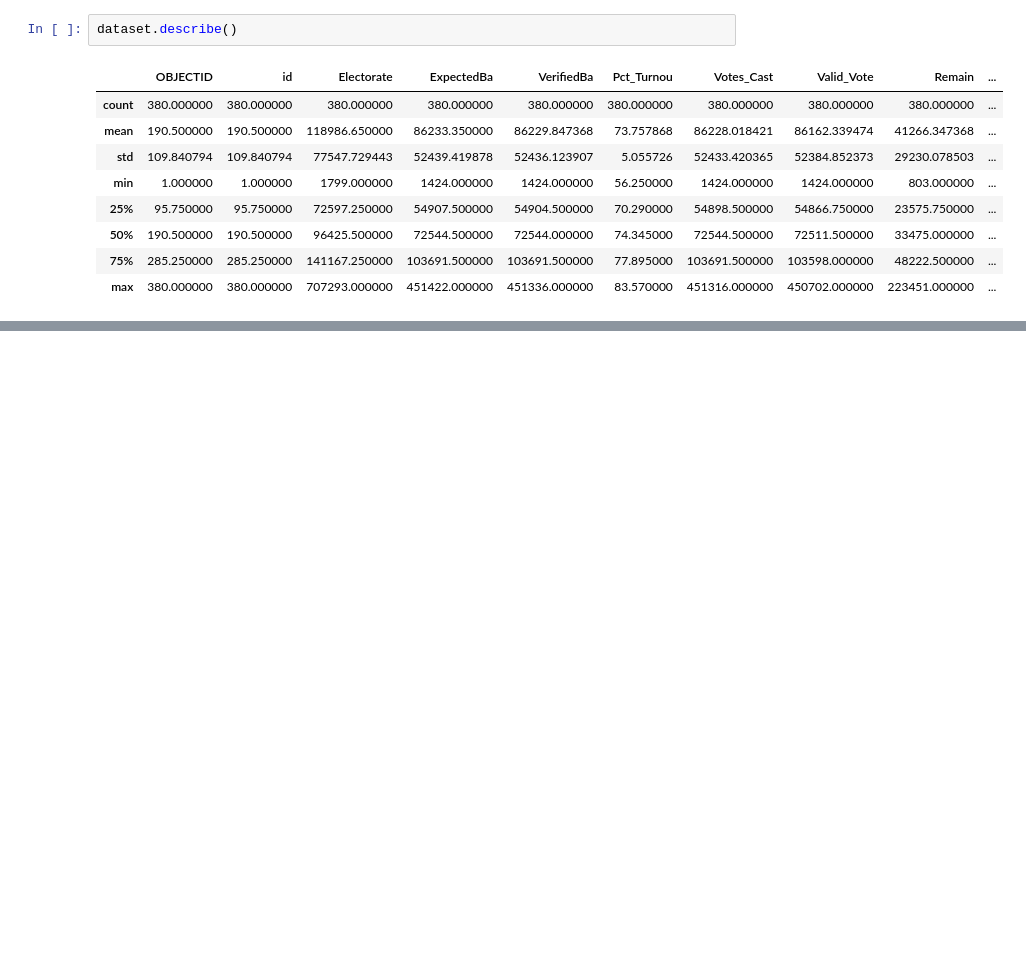
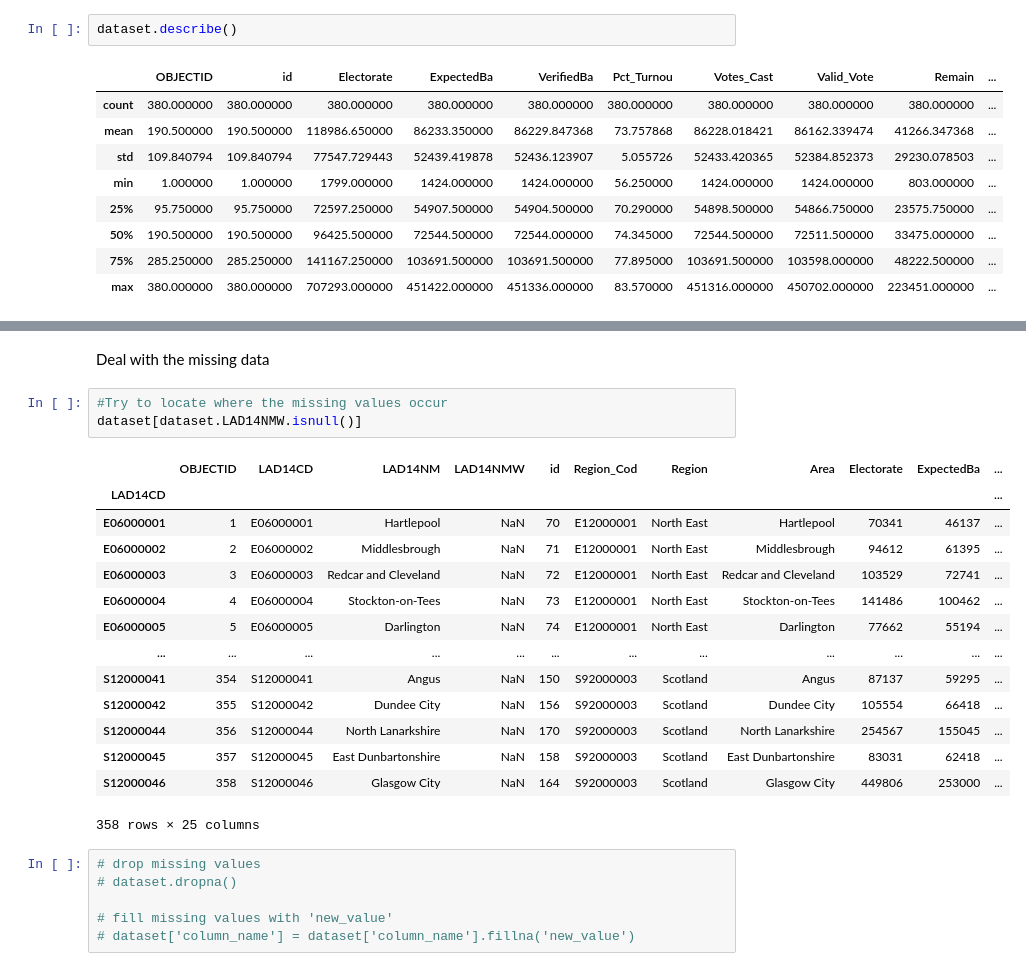
Before and after one commit to MJMRData1Assignment1/Assignment-1, a Jupyter notebook: CheatSheet/Step1_clean the data.ipynb, the cells around one changed output, grey strips where cells are left out. Cells and saved outputs as stored; diff of their text form; blank space fills up the shorter version.

```diff
--- a/CheatSheet/Step1_clean the data.ipynb
+++ b/CheatSheet/Step1_clean the data.ipynb
@@ -68,0 +99,26 @@ dataset.describe()
+# %% [markdown]
+Deal with the missing data
+# %%
+#Try to locate where the missing values occur
+dataset[dataset.LAD14NMW.isnull()]
+# %% [output]
+|  | OBJECTID | LAD14CD | LAD14NM | LAD14NMW | id | Region_Cod | Region | Area | Electorate | ExpectedBa | ... |
+| LAD14CD |  |  |  |  |  |  |  |  |  |  | ... |
+| E06000001 | 1 | E06000001 | Hartlepool | NaN | 70 | E12000001 | North East | Hartlepool | 70341 | 46137 | ... |
+| E06000002 | 2 | E06000002 | Middlesbrough | NaN | 71 | E12000001 | North East | Middlesbrough | 94612 | 61395 | ... |
+| E06000003 | 3 | E06000003 | Redcar and Cleveland | NaN | 72 | E12000001 | North East | Redcar and Cleveland | 103529 | 72741 | ... |
+| E06000004 | 4 | E06000004 | Stockton-on-Tees | NaN | 73 | E12000001 | North East | Stockton-on-Tees | 141486 | 100462 | ... |
+| E06000005 | 5 | E06000005 | Darlington | NaN | 74 | E12000001 | North East | Darlington | 77662 | 55194 | ... |
+| ... | ... | ... | ... | ... | ... | ... | ... | ... | ... | ... | ... |
+| S12000041 | 354 | S12000041 | Angus | NaN | 150 | S92000003 | Scotland | Angus | 87137 | 59295 | ... |
+| S12000042 | 355 | S12000042 | Dundee City | NaN | 156 | S92000003 | Scotland | Dundee City | 105554 | 66418 | ... |
+| S12000044 | 356 | S12000044 | North Lanarkshire | NaN | 170 | S92000003 | Scotland | North Lanarkshire | 254567 | 155045 | ... |
+| S12000045 | 357 | S12000045 | East Dunbartonshire | NaN | 158 | S92000003 | Scotland | East Dunbartonshire | 83031 | 62418 | ... |
+| S12000046 | 358 | S12000046 | Glasgow City | NaN | 164 | S92000003 | Scotland | Glasgow City | 449806 | 253000 | ... |
+358 rows × 25 columns
+# %%
+# drop missing values
+# dataset.dropna()
+
+# fill missing values with 'new_value'
+# dataset['column_name'] = dataset['column_name'].fillna('new_value')
```
Also changed, not shown: parts of 10 cells of this notebook.
